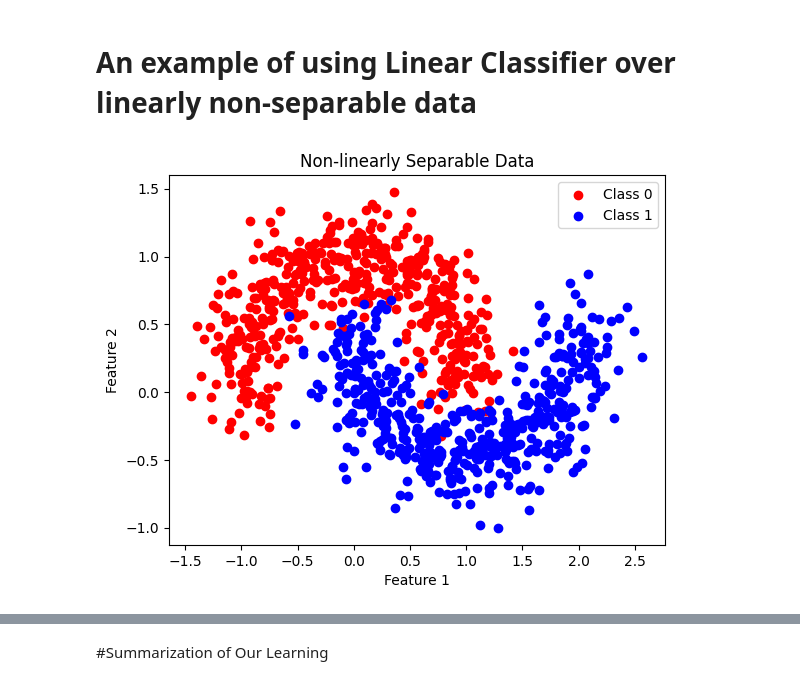
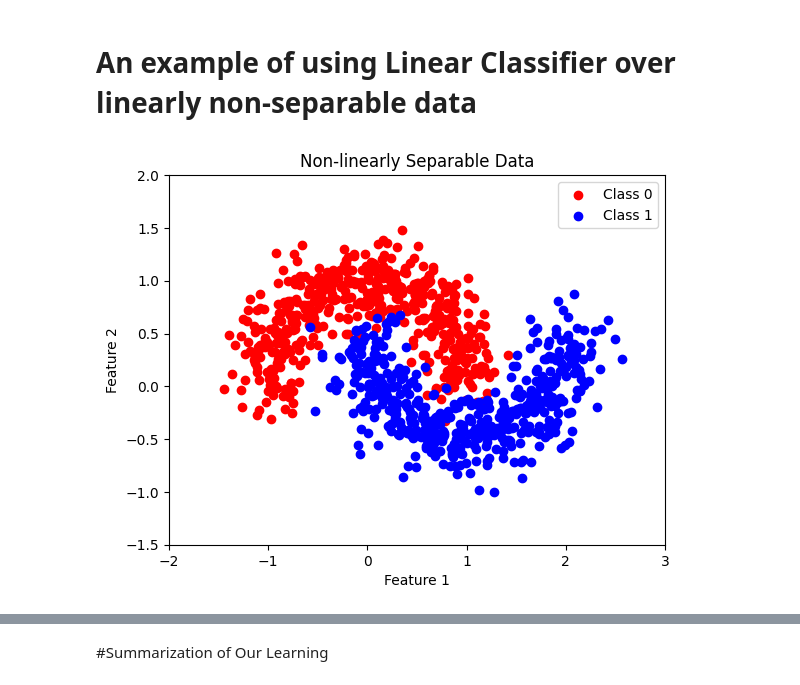
Before and after one commit to mhrafi66/REU_Tutorials, a Jupyter notebook: REU_Lecture_2.ipynb, the cells around one changed output, grey strips where cells are left out. Cells and saved outputs as stored; diff of their text form; code cells hidden in the pictures.

```diff
--- a/REU_Lecture_2.ipynb
+++ b/REU_Lecture_2.ipynb
@@ -246,28 +262,30 @@ plt.show()
 # %%
 # Generate synthetic non-linearly separable data
 X, y = make_moons(n_samples=1000, noise=0.2, random_state=42)
 
 # Visualize the data
 plt.scatter(X[y == 0][:, 0], X[y == 0][:, 1], color='red', label='Class 0')
 plt.scatter(X[y == 1][:, 0], X[y == 1][:, 1], color='blue', label='Class 1')
 plt.legend()
 plt.title("Non-linearly Separable Data")
 plt.xlabel("Feature 1")
 plt.ylabel("Feature 2")
+plt.xlim((-2,3))
+plt.ylim((-1.5,2))
 plt.show()
 
 # Split the data into train and test sets
 X_train, X_test, y_train, y_test = train_test_split(X, y, test_size=0.3, random_state=42)
 
-# Standardize the features
-scaler = StandardScaler()
-X_train = scaler.fit_transform(X_train)
-X_test = scaler.transform(X_test)
+# # Standardize the features
+# scaler = StandardScaler()
+# X_train = scaler.fit_transform(X_train)
+# X_test = scaler.transform(X_test)
 
 # Convert to PyTorch tensors
 X_train = torch.tensor(X_train, dtype=torch.float32)
 X_test = torch.tensor(X_test, dtype=torch.float32)
 y_train = torch.tensor(y_train, dtype=torch.float32).view(-1, 1)
 y_test = torch.tensor(y_test, dtype=torch.float32).view(-1, 1)
 # %% [output]
-[figure, old version]
+[figure, new version]
```
Also changed, not shown: parts of 10 cells of this notebook.
